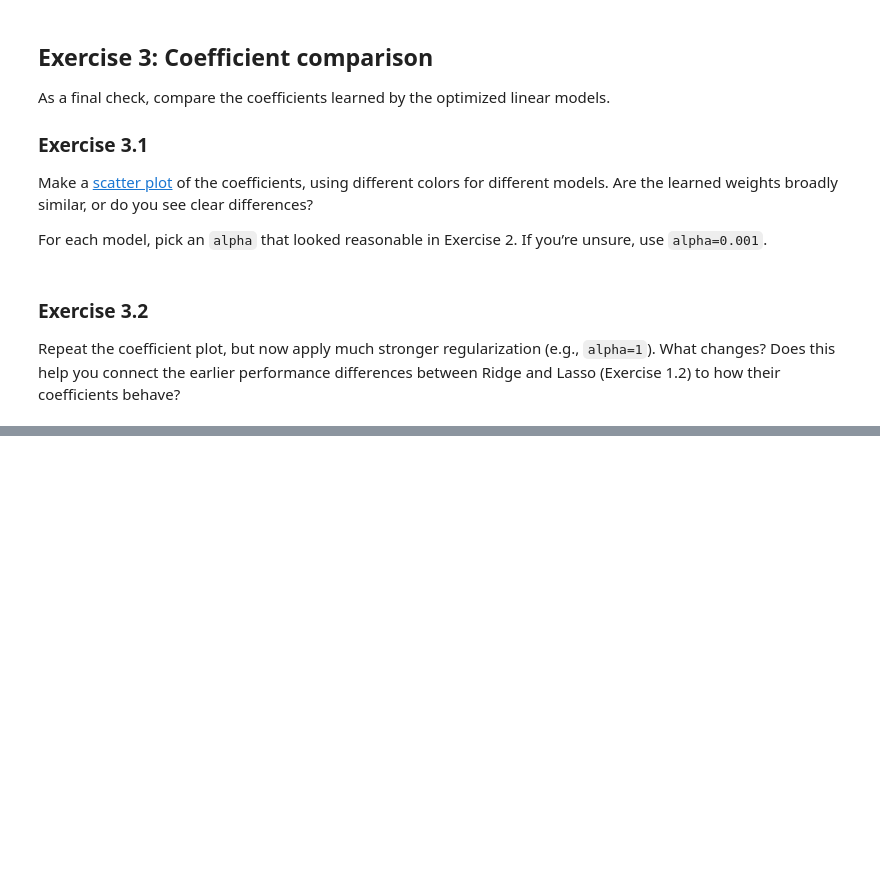
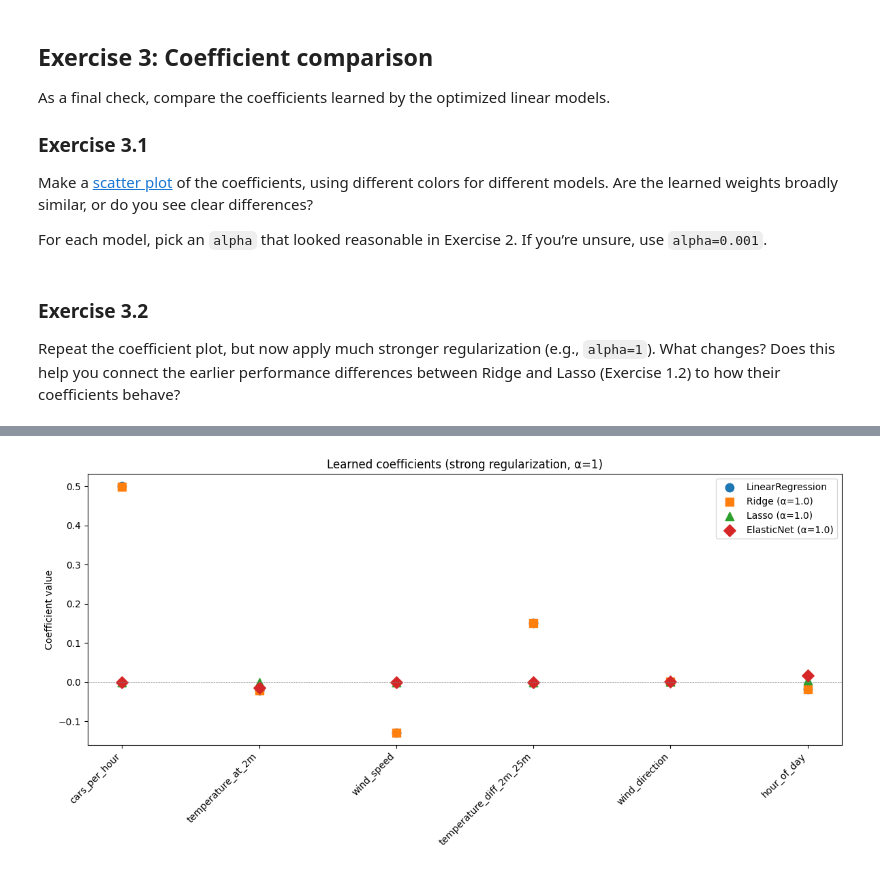
Before and after one commit to certainlynotnathan/ML_Regression_Model_Summative-, a Jupyter notebook: Regression_Model_Summative.ipynb, the cells around one changed output, grey strips where cells are left out. Cells and saved outputs as stored; diff of their text form; code cells hidden in the pictures; blank space fills up the shorter version.

```diff
--- a/Regression_Model_Summative.ipynb
+++ b/Regression_Model_Summative.ipynb
@@ -327,0 +354,23 @@ Repeat the coefficient plot, but now apply much stronger regularization (e.g., `
+# %%
+# --- Exercise 3.2: Coefficient scatter plot (alpha=1) ---
+alpha_strong = 1.0
+
+ridge_model_s = Ridge(alpha=alpha_strong).fit(X, y)
+lasso_model_s = Lasso(alpha=alpha_strong).fit(X, y)
+elasticnet_model_s = ElasticNet(alpha=alpha_strong).fit(X, y)
+
+fig, ax = plt.subplots(figsize=(12, 6))
+ax.scatter(x_idx, lr_model.coef_, label='LinearRegression', marker='o', s=80)
+ax.scatter(x_idx, ridge_model_s.coef_, label=f'Ridge (α={alpha_strong})', marker='s', s=80)
+ax.scatter(x_idx, lasso_model_s.coef_, label=f'Lasso (α={alpha_strong})', marker='^', s=80)
+ax.scatter(x_idx, elasticnet_model_s.coef_, label=f'ElasticNet (α={alpha_strong})', marker='D', s=80)
+ax.set_xticks(x_idx)
+ax.set_xticklabels(feature_names, rotation=45, ha='right')
+ax.set_ylabel('Coefficient value')
+ax.set_title('Learned coefficients (strong regularization, α=1)')
+ax.legend()
+ax.axhline(0, color='grey', linewidth=0.5, linestyle='--')
+plt.tight_layout()
+plt.show()
+# %% [output]
+[figure, added]
```
Also changed, not shown: parts of 1 cell of this notebook.
